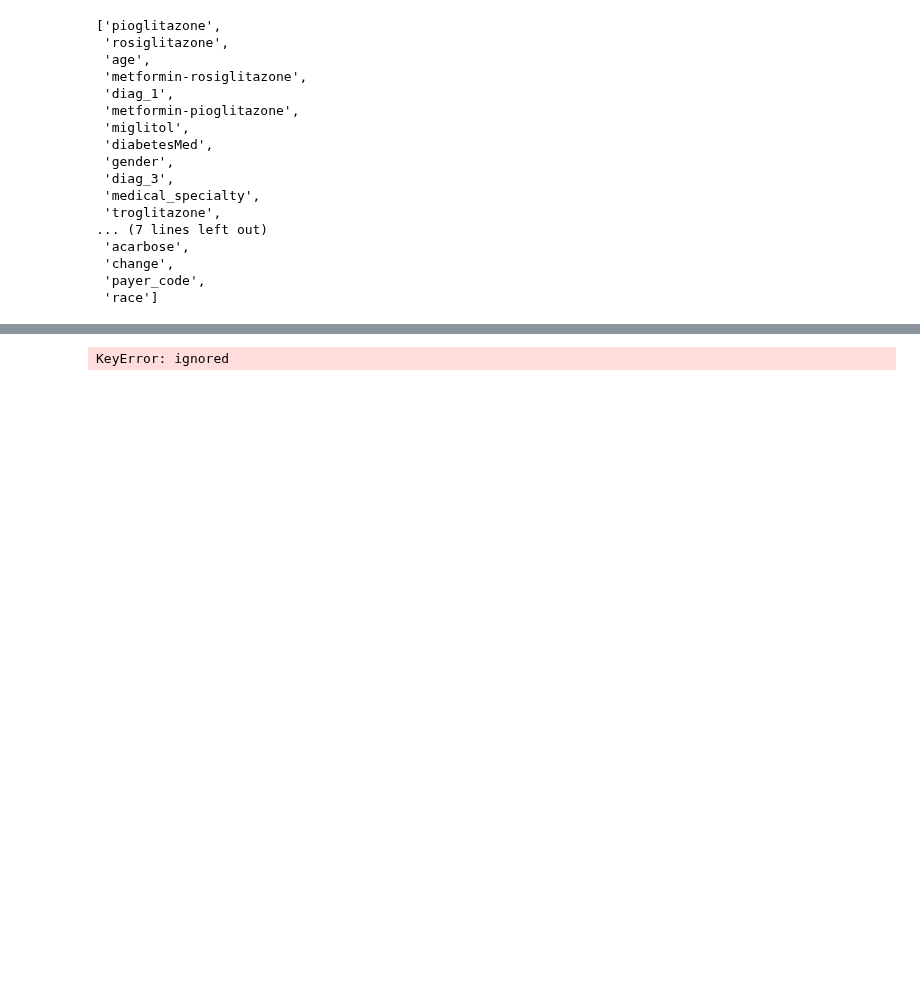
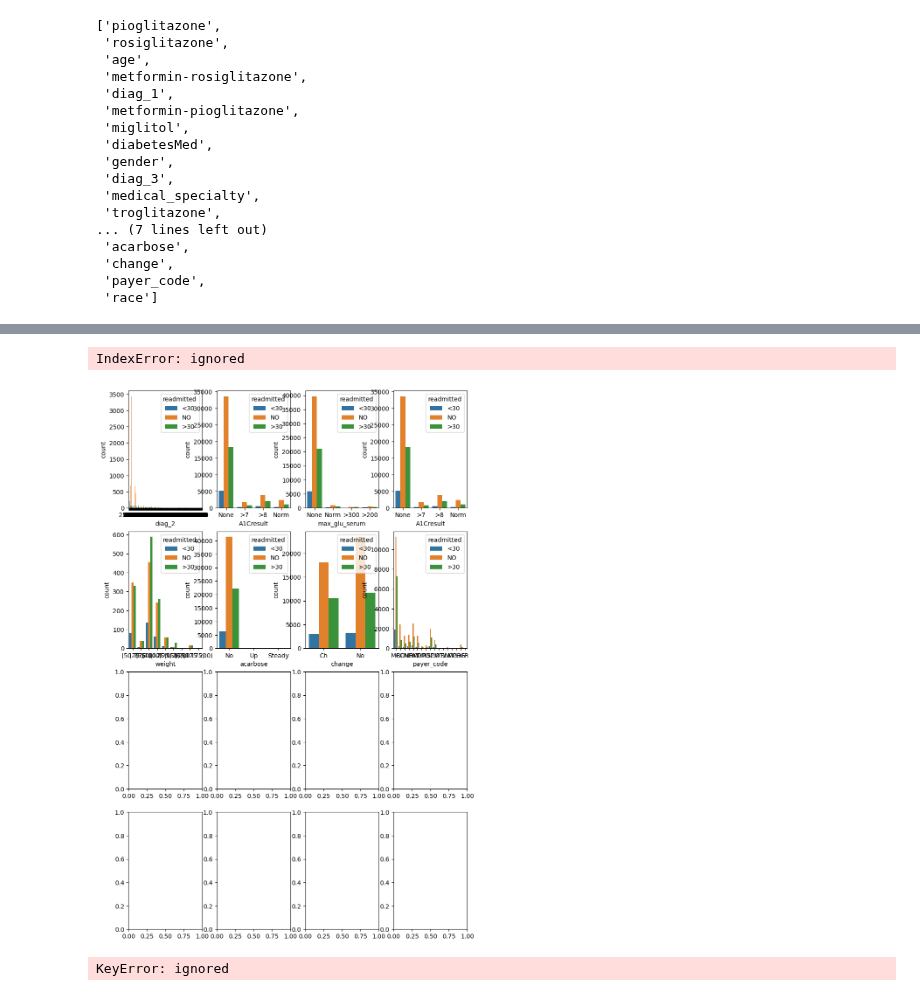
Before and after one commit to boneeyah/QTW, a Jupyter notebook: Case Study 2/Case_Study_2.ipynb, the cells around one changed output, grey strips where cells are left out. Saved outputs shown, nothing was run; the diff lists cells and outputs as text; code cells hidden in the pictures; blank space fills up the shorter version.

```diff
--- a/Case Study 2/Case_Study_2.ipynb
+++ b/Case Study 2/Case_Study_2.ipynb
@@ -196,13 +202,18 @@ sns.countplot(x = 'insulin', data = df, hue = 'readmitted', ax = axes[2, 3]);
 # %%
-sns.countplot(x = 'diag_2', data = df, hue = 'readmitted', ax = axes[6, 0]);
-sns.countplot(x = 'A1Cresult', data = df, hue = 'readmitted', ax = axes[6, 1]);
-sns.countplot(x = 'max_glu_serum', data = df, hue = 'readmitted', ax = axes[7, 0]);
-sns.countplot(x = 'A1Cresult', data = df, hue = 'readmitted', ax = axes[7, 1]);
-sns.countplot(x = 'weight', data = df, hue = 'readmitted', ax = axes[8, 0]);
-sns.countplot(x = 'acarbose', data = df, hue = 'readmitted', ax = axes[8, 1]);
-sns.countplot(x = 'change', data = df, hue = 'readmitted', ax = axes[9, 0]);
-sns.countplot(x = 'payer_code', data = df, hue = 'readmitted', ax = axes[9, 1]);
-sns.countplot(x = 'race', data = df, hue = 'readmitted', ax = axes[10, 0]);
+fig, axes = plt.subplots(4, 4, figsize = (10, 16))
+
+sns.countplot(x = 'diag_2', data = df, hue = 'readmitted', ax = axes[0, 0]);
+sns.countplot(x = 'A1Cresult', data = df, hue = 'readmitted', ax = axes[0, 1]);
+sns.countplot(x = 'max_glu_serum', data = df, hue = 'readmitted', ax = axes[0, 2]);
+sns.countplot(x = 'A1Cresult', data = df, hue = 'readmitted', ax = axes[0, 3]);
+sns.countplot(x = 'weight', data = df, hue = 'readmitted', ax = axes[1, 0]);
+sns.countplot(x = 'acarbose', data = df, hue = 'readmitted', ax = axes[1, 1]);
+sns.countplot(x = 'change', data = df, hue = 'readmitted', ax = axes[1, 2]);
+sns.countplot(x = 'payer_code', data = df, hue = 'readmitted', ax = axes[1, 3]);
+sns.countplot(x = 'race', data = df, hue = 'readmitted', ax = axes[4, 0]);
+# %% [output]
+IndexError: ignored
+[figure, added]
 # %%
 fig, axes = plt.subplots(4, 3, figsize = (18, 14))
 
```
Also changed, not shown: parts of 2 cells of this notebook.
